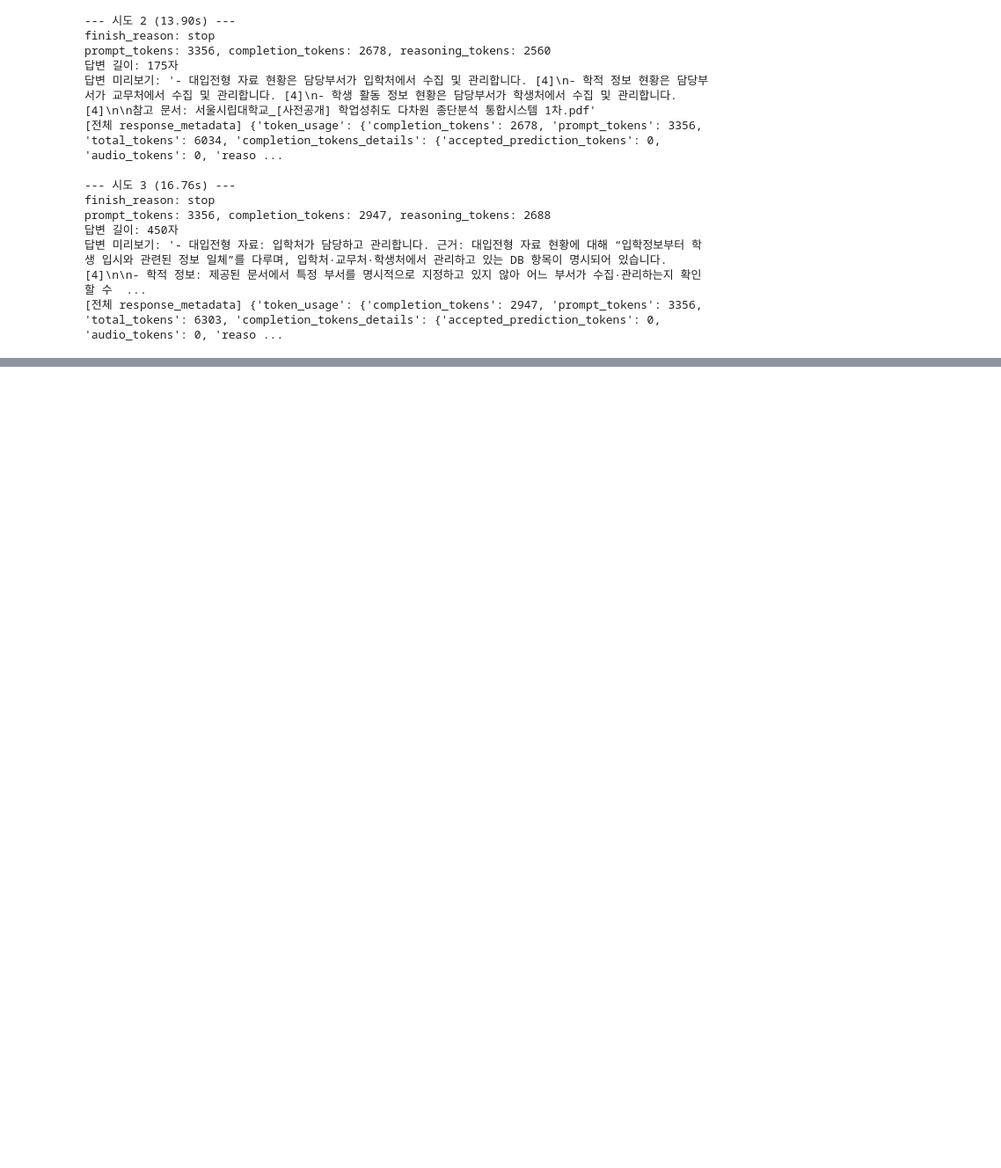
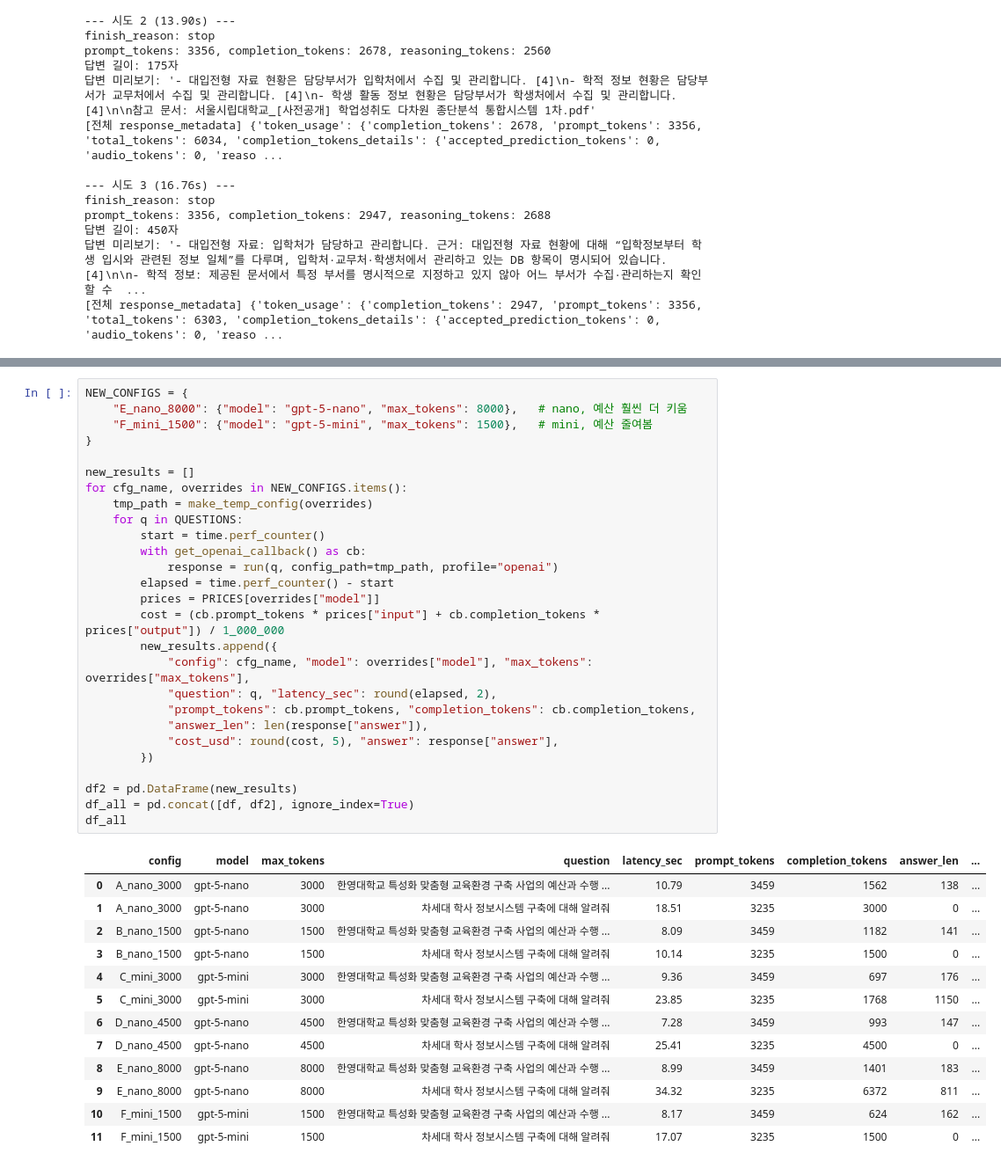
Before and after one commit to tjgh8167/sprint-ai-mid-project_team3, a Jupyter notebook: notebook/03_generation_test.ipynb, the cells around one changed output, grey strips where cells are left out. Shown at 88% size. Cells and saved outputs as stored; diff of their text form; blank space fills up the shorter version.

```diff
--- a/notebook/03_generation_test.ipynb
+++ b/notebook/03_generation_test.ipynb
@@ -338,0 +405,41 @@ prompt_tokens: 3356, completion_tokens: 2947, reasoning_tokens: 2688
+# %%
+NEW_CONFIGS = {
+    "E_nano_8000": {"model": "gpt-5-nano", "max_tokens": 8000},   # nano, 예산 훨씬 더 키움
+    "F_mini_1500": {"model": "gpt-5-mini", "max_tokens": 1500},   # mini, 예산 줄여봄
+}
+
+new_results = []
+for cfg_name, overrides in NEW_CONFIGS.items():
+    tmp_path = make_temp_config(overrides)
+    for q in QUESTIONS:
+        start = time.perf_counter()
+        with get_openai_callback() as cb:
+            response = run(q, config_path=tmp_path, profile="openai")
+        elapsed = time.perf_counter() - start
+        prices = PRICES[overrides["model"]]
+        cost = (cb.prompt_tokens * prices["input"] + cb.completion_tokens * prices["output"]) / 1_000_000
+        new_results.append({
+            "config": cfg_name, "model": overrides["model"], "max_tokens": overrides["max_tokens"],
+            "question": q, "latency_sec": round(elapsed, 2),
+            "prompt_tokens": cb.prompt_tokens, "completion_tokens": cb.completion_tokens,
+            "answer_len": len(response["answer"]),
+            "cost_usd": round(cost, 5), "answer": response["answer"],
+        })
+
+df2 = pd.DataFrame(new_results)
+df_all = pd.concat([df, df2], ignore_index=True)
+df_all
+# %% [output]
+|  | config | model | max_tokens | question | latency_sec | prompt_tokens | completion_tokens | answer_len | ... |
+| 0 | A_nano_3000 | gpt-5-nano | 3000 | 한영대학교 특성화 맞춤형 교육환경 구축 사업의 예산과 수행 ... | 10.79 | 3459 | 1562 | 138 | ... |
+| 1 | A_nano_3000 | gpt-5-nano | 3000 | 차세대 학사 정보시스템 구축에 대해 알려줘 | 18.51 | 3235 | 3000 | 0 | ... |
+| 2 | B_nano_1500 | gpt-5-nano | 1500 | 한영대학교 특성화 맞춤형 교육환경 구축 사업의 예산과 수행 ... | 8.09 | 3459 | 1182 | 141 | ... |
+| 3 | B_nano_1500 | gpt-5-nano | 1500 | 차세대 학사 정보시스템 구축에 대해 알려줘 | 10.14 | 3235 | 1500 | 0 | ... |
+| 4 | C_mini_3000 | gpt-5-mini | 3000 | 한영대학교 특성화 맞춤형 교육환경 구축 사업의 예산과 수행 ... | 9.36 | 3459 | 697 | 176 | ... |
+| 5 | C_mini_3000 | gpt-5-mini | 3000 | 차세대 학사 정보시스템 구축에 대해 알려줘 | 23.85 | 3235 | 1768 | 1150 | ... |
+| 6 | D_nano_4500 | gpt-5-nano | 4500 | 한영대학교 특성화 맞춤형 교육환경 구축 사업의 예산과 수행 ... | 7.28 | 3459 | 993 | 147 | ... |
+| 7 | D_nano_4500 | gpt-5-nano | 4500 | 차세대 학사 정보시스템 구축에 대해 알려줘 | 25.41 | 3235 | 4500 | 0 | ... |
+| 8 | E_nano_8000 | gpt-5-nano | 8000 | 한영대학교 특성화 맞춤형 교육환경 구축 사업의 예산과 수행 ... | 8.99 | 3459 | 1401 | 183 | ... |
+| 9 | E_nano_8000 | gpt-5-nano | 8000 | 차세대 학사 정보시스템 구축에 대해 알려줘 | 34.32 | 3235 | 6372 | 811 | ... |
+| 10 | F_mini_1500 | gpt-5-mini | 1500 | 한영대학교 특성화 맞춤형 교육환경 구축 사업의 예산과 수행 ... | 8.17 | 3459 | 624 | 162 | ... |
+| 11 | F_mini_1500 | gpt-5-mini | 1500 | 차세대 학사 정보시스템 구축에 대해 알려줘 | 17.07 | 3235 | 1500 | 0 | ... |
```
Also changed, not shown: parts of 3 cells of this notebook, 2 other files.
